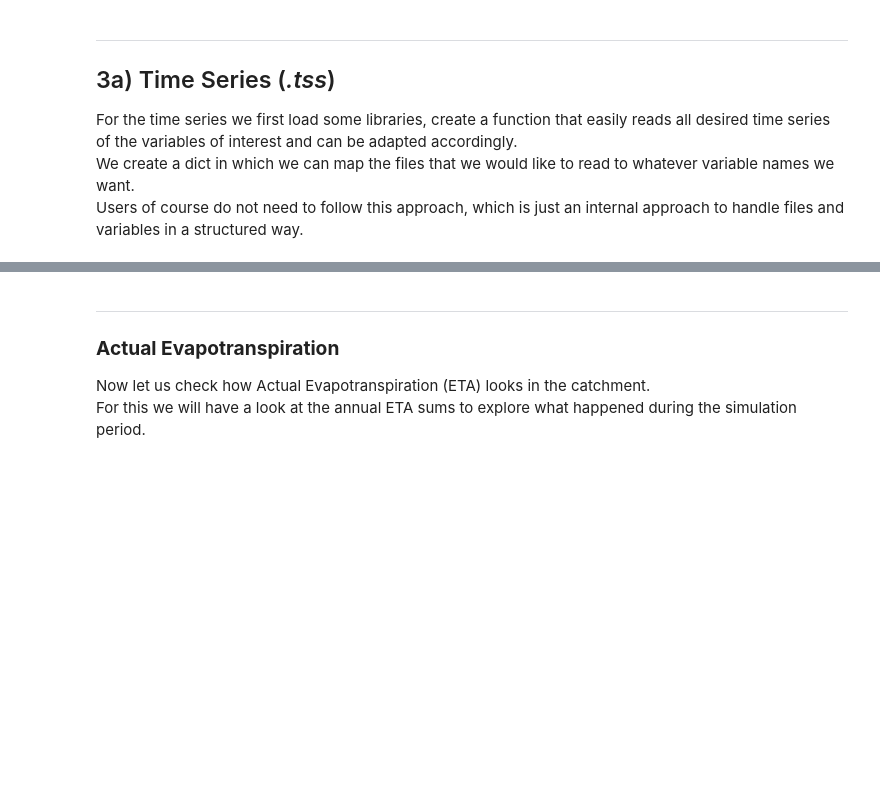
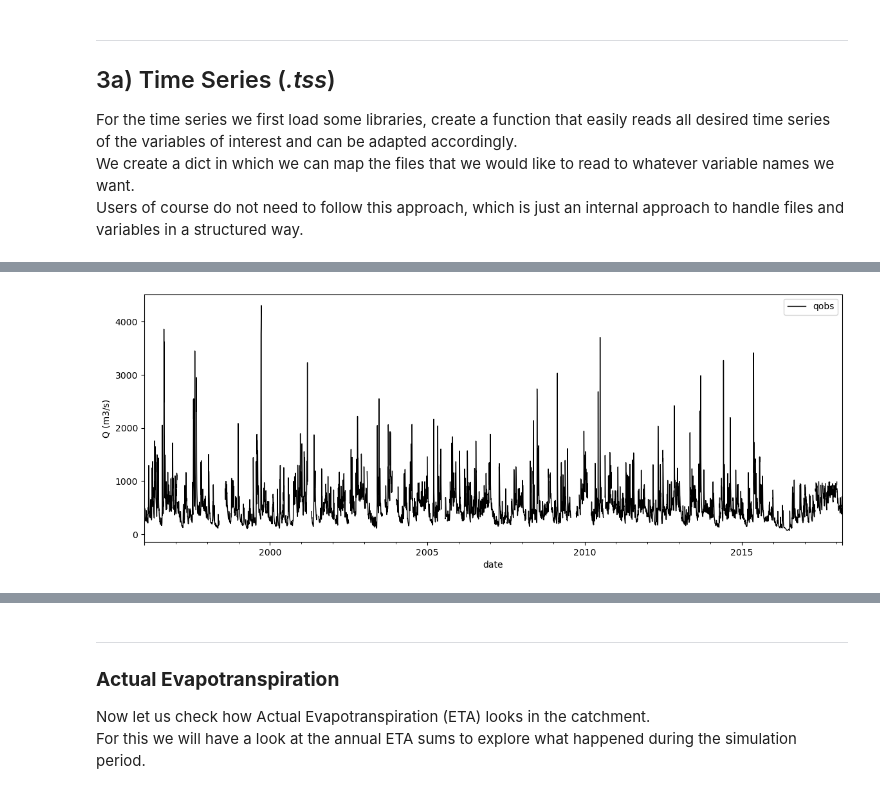
Before and after one commit to fuchsiger/lisflood_usecase_aisen, a Jupyter notebook: docs/3_Run.ipynb, the cells around one changed output, grey strips where cells are left out. Cells and saved outputs as stored; diff of their text form; code cells hidden in the pictures; blank space fills up the shorter version.

```diff
--- a/docs/3_Run.ipynb
+++ b/docs/3_Run.ipynb
@@ -371,0 +365,35 @@ dict_keys(['q', 'et0', 'ew0', 'ewact', 'eta', 'et_budy', 'es', 'transp', 'intcpt
+# %%
+file_obs = path_model / "station"/ "observations.csv"
+qobs = pd.read_csv(file_obs,skiprows=1, names=["date", "qobs"], parse_dates=["date"],dayfirst=True)
+qobs = qobs.set_index("date")
+# get rid of the timestamp
+qobs.index = qobs.index.normalize()
+# st = "2000-01-01"
+# end = "2016-12-31"
+# qobs = qobs.loc[st:end]
+
+# Check if the data is read properly and how it looks
+fig, ax = plt.subplots(figsize=(14,5))
+qobs.plot(ax=ax,lw=1,c="k")
+ax.set_ylabel("Q (m3/s)")
+# ax.set_xlim(qobs.index[0],qobs.index[365*3])
+# ax.set_xlim("2012-01-01","2018-01-01")
+
+# create monthly, annual, seasonal and mean day of the year time series
+# --- Monthly time series ---
+qobs_mon = qobs.resample('M').mean()  # monthly mean
+
+# --- Annual time series ---
+qobs_a = qobs.resample('A').mean()   # annual mean
+
+# --- Seasonal (mean per month across all years) ---
+qobs_s = qobs.groupby(qobs.index.month).mean()
+qobs_s.index = ["Jan","Feb","Mar","Apr","May","Jun","Jul","Aug","Sep","Oct","Nov","Dec"]
+
+# --- Mean day-of-year (average for each day-of-year across all years) ---
+qobs_doy = qobs.groupby(qobs.index.dayofyear).mean()
+
+# Optional: if you want to set day-of-year as datetime for plotting
+# qobs_doy.index = pd.to_datetime(qobs_doy.index, format='%j')
+# %% [output]
+[figure, added]
```
Also changed, not shown: parts of 29 cells of this notebook, 3 other files.
